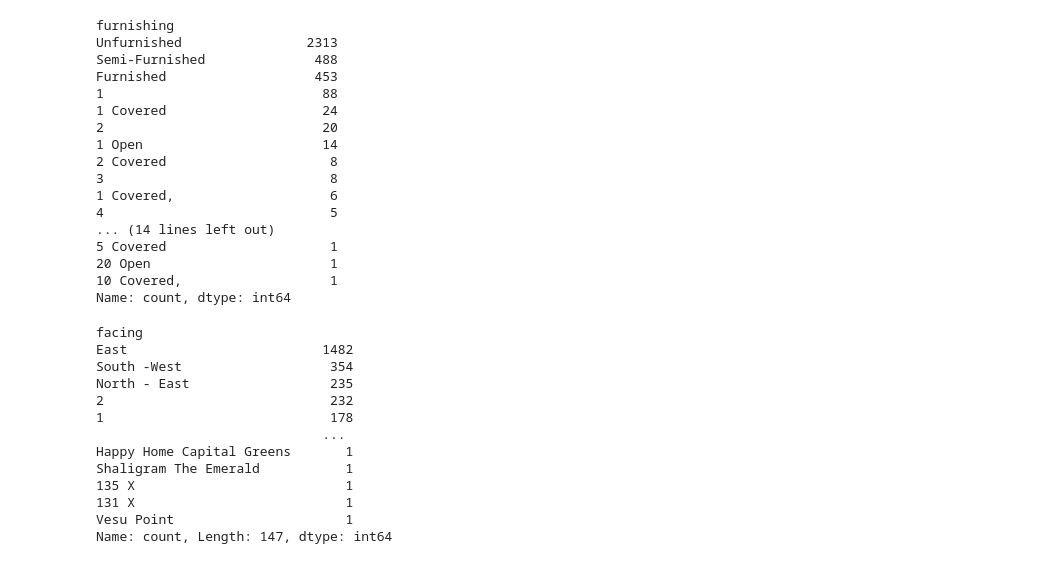
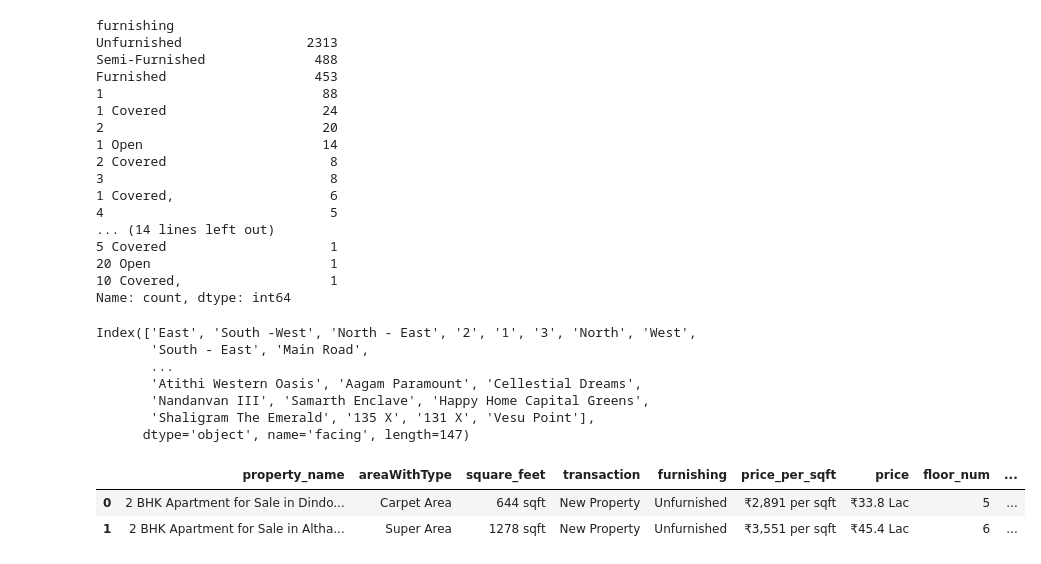
Before and after one commit to TalJa1/dc_practice, a Jupyter notebook: learning/EDA.ipynb, the cells around one changed output. Drawn from its saved outputs; the diff is of its cells as text; code cells hidden in the pictures.

Commit message:
Refactor handling of 'facing' column: drop column and update output display

```diff
--- a/learning/EDA.ipynb
+++ b/learning/EDA.ipynb
@@ -182,20 +182,23 @@ Name: count, dtype: int64
 df = df[df['furnishing'].isin(['Unfurnished', 'Semi-Furnished', 'Furnished'])]
 # %%
 # handle the facing column
-df['facing'].value_counts()
+df['facing'].value_counts().index
+
+# In this situation, if dropping many row the can cause removing the nessesary data then we can create new category name "Others" and store all other data
 # %% [output]
-facing
-East                         1482
-South -West                   354
-North - East                  235
-2                             232
-1                             178
-                             ...
-Happy Home Capital Greens       1
-Shaligram The Emerald           1
-135 X                           1
-131 X                           1
-Vesu Point                      1
-Name: count, Length: 147, dtype: int64
+Index(['East', 'South -West', 'North - East', '2', '1', '3', 'North', 'West',
+       'South - East', 'Main Road',
+       ...
+       'Atithi Western Oasis', 'Aagam Paramount', 'Cellestial Dreams',
+       'Nandanvan III', 'Samarth Enclave', 'Happy Home Capital Greens',
+       'Shaligram The Emerald', '135 X', '131 X', 'Vesu Point'],
+      dtype='object', name='facing', length=147)
 # %%
-df = df[df['facing'].isin(['East', 'South -West', 'North - East'])]
+# or can drop that column
+df = df.drop('facing', axis=1)
+# %%
+df.head(2)
+# %% [output]
+|  | property_name | areaWithType | square_feet | transaction | furnishing | price_per_sqft | price | floor_num | ... |
+| 0 | 2 BHK Apartment for Sale in Dindo... | Carpet Area | 644 sqft | New Property | Unfurnished | ₹2,891 per sqft | ₹33.8 Lac | 5 | ... |
+| 1 | 2 BHK Apartment for Sale in Altha... | Super Area | 1278 sqft | New Property | Unfurnished | ₹3,551 per sqft | ₹45.4 Lac | 6 | ... |
```
Also changed, not shown: parts of 2 cells of this notebook.
